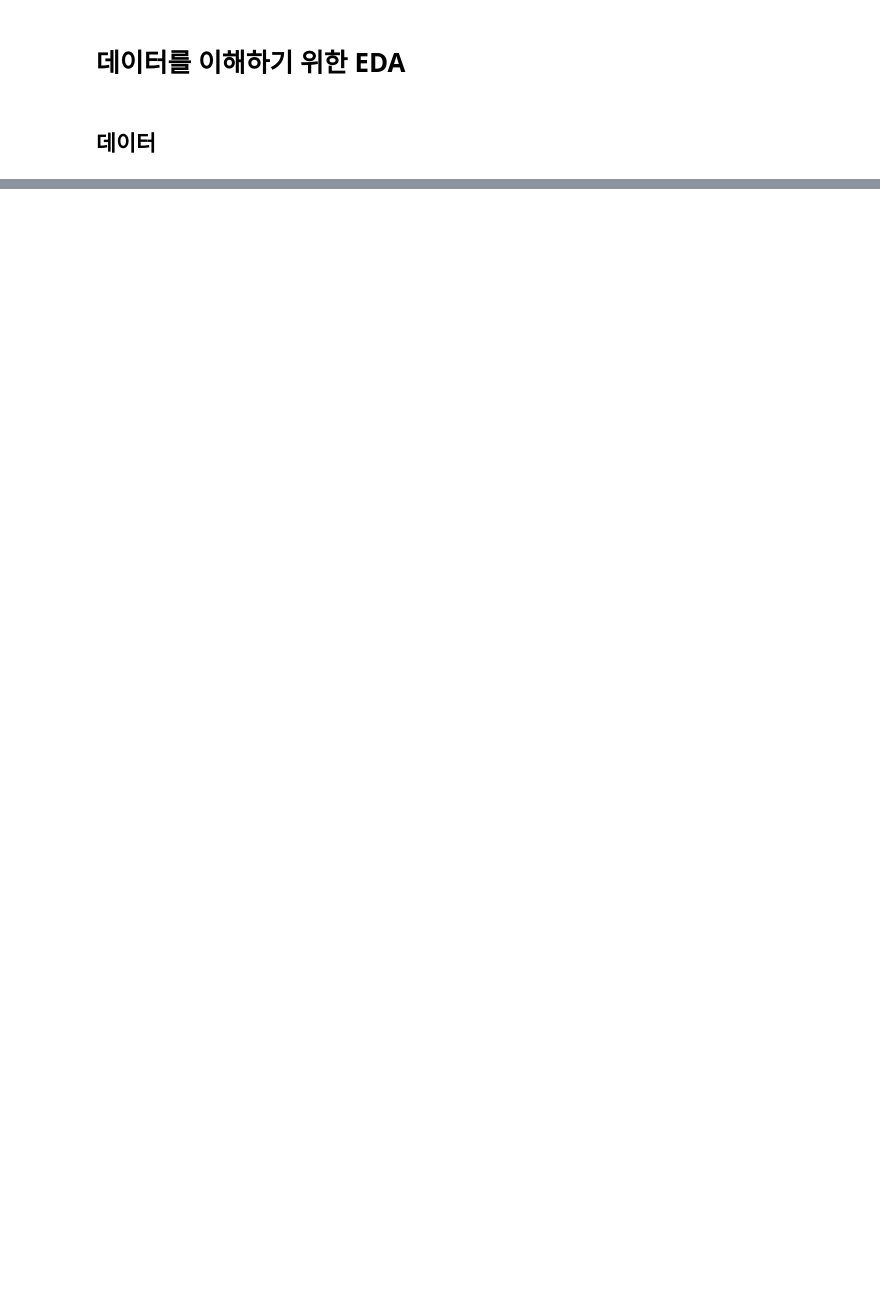
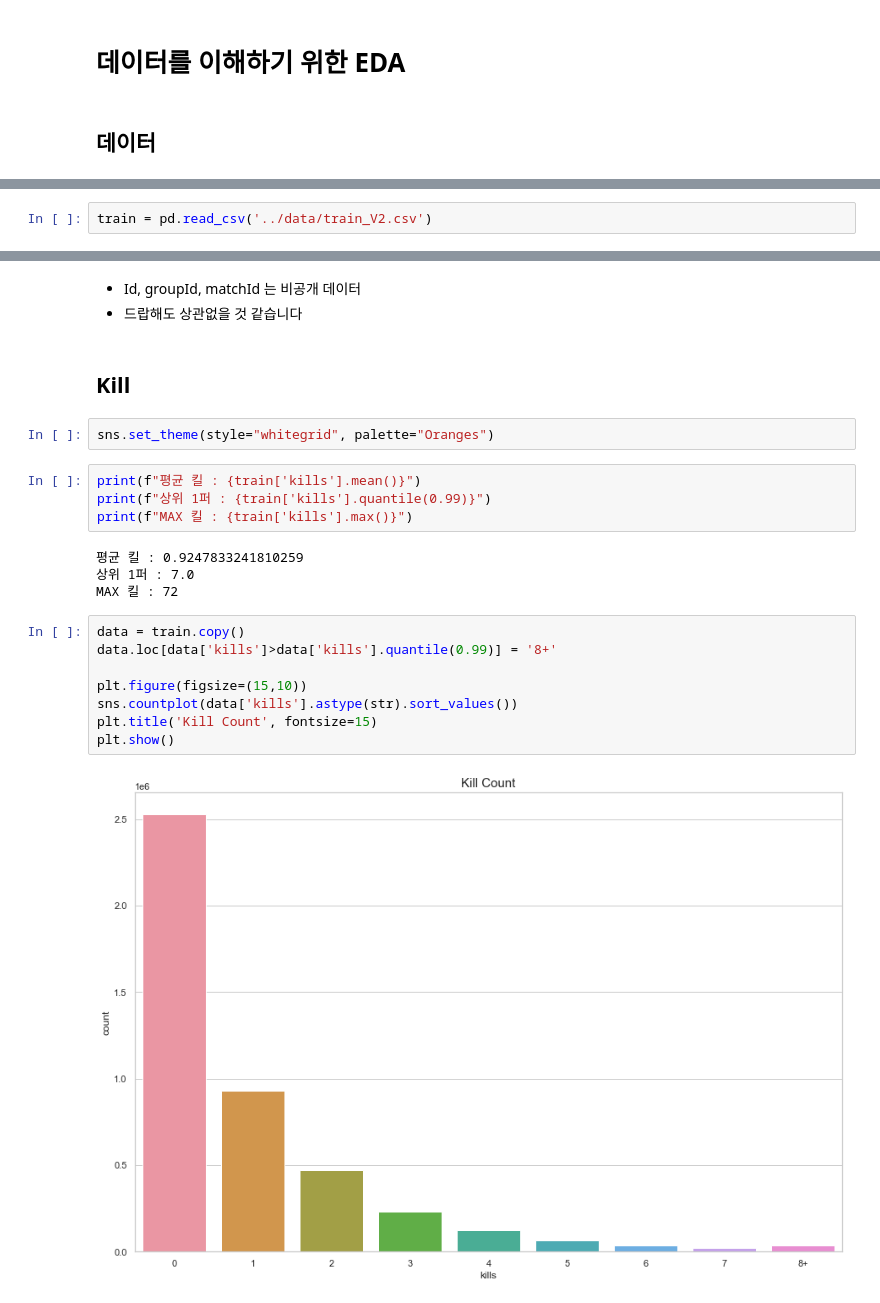
Before and after one commit to FIN443/predict-pubg-winplace, a Jupyter notebook: eda/eda.ipynb, the cells around one changed output, grey strips where cells are left out. Cells and saved outputs as stored; diff of their text form; blank space fills up the shorter version.

```diff
--- a/eda/eda.ipynb
+++ b/eda/eda.ipynb
@@ -52,0 +98,2 @@
+# %%
+train = pd.read_csv('../data/train_V2.csv')
@@ -52,0 +130,25 @@
+# %% [markdown]
+- Id, groupId, matchId 는 비공개 데이터
+- 드랍해도 상관없을 것 같습니다
+# %% [markdown]
+## Kill
+# %%
+sns.set_theme(style="whitegrid", palette="Oranges")
+# %%
+print(f"평균 킬 : {train['kills'].mean()}")
+print(f"상위 1퍼 : {train['kills'].quantile(0.99)}")
+print(f"MAX 킬 : {train['kills'].max()}")
+# %% [output]
+평균 킬 : 0.9247833241810259
+상위 1퍼 : 7.0
+MAX 킬 : 72
+# %%
+data = train.copy()
+data.loc[data['kills']>data['kills'].quantile(0.99)] = '8+'
+
+plt.figure(figsize=(15,10))
+sns.countplot(data['kills'].astype(str).sort_values())
+plt.title('Kill Count', fontsize=15)
+plt.show()
+# %% [output]
+[figure, added]
```
Also changed, not shown: parts of 47 cells of this notebook.
